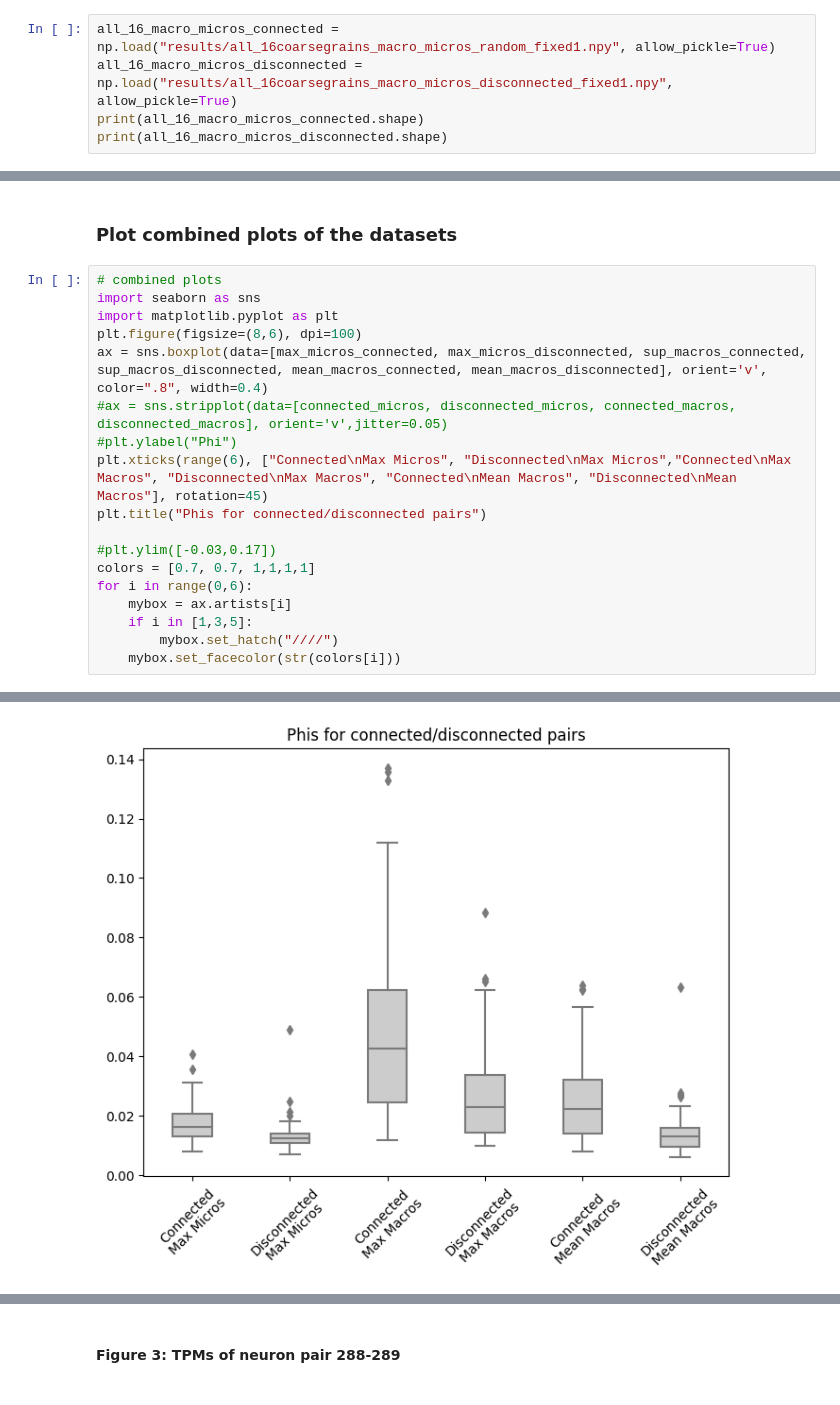
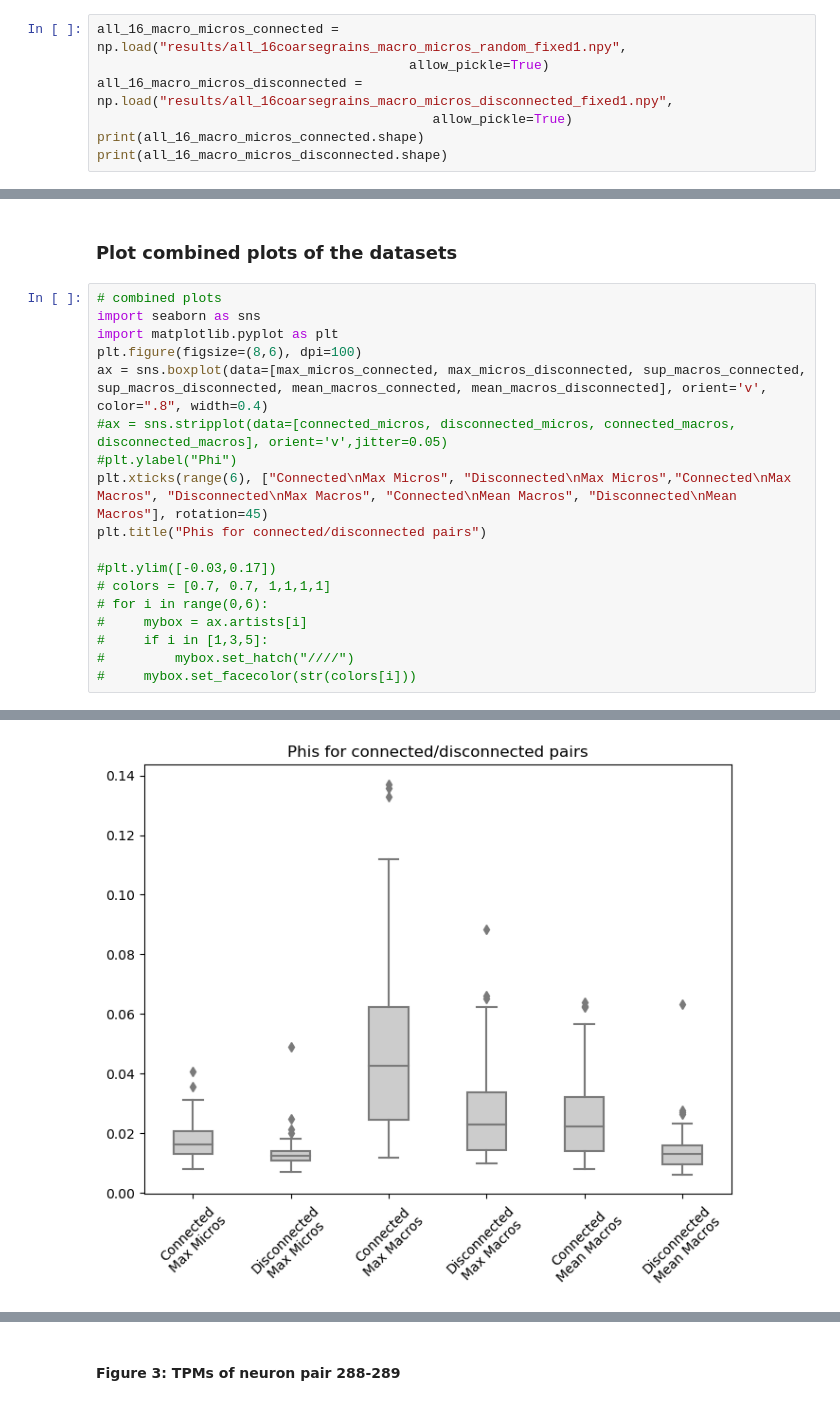
Before and after one commit to isacdaavid/temporal_emergence, a Jupyter notebook: results_walkthrough.ipynb, the cells around one changed output, grey strips where cells are left out. Drawn from its saved outputs; the diff is of its cells as text.

```diff
--- a/results_walkthrough.ipynb
+++ b/results_walkthrough.ipynb
@@ -76,8 +87,10 @@ with open("bidirectionally.txt", 'w') as f:
 # %% [markdown]
 ### Load the results
 # %%
-all_16_macro_micros_connected = np.load("results/all_16coarsegrains_macro_micros_random_fixed1.npy", allow_pickle=True)
-all_16_macro_micros_disconnected = np.load("results/all_16coarsegrains_macro_micros_disconnected_fixed1.npy", allow_pickle=True)
+all_16_macro_micros_connected = np.load("results/all_16coarsegrains_macro_micros_random_fixed1.npy",
+                                        allow_pickle=True)
+all_16_macro_micros_disconnected = np.load("results/all_16coarsegrains_macro_micros_disconnected_fixed1.npy",
+                                           allow_pickle=True)
 print(all_16_macro_micros_connected.shape)
 print(all_16_macro_micros_disconnected.shape)
 # %% [output]
@@ -211,10 +224,10 @@ plt.xticks(range(6), ["Connected\nMax Micros", "Disconnected\nMax Micros","Conne
 plt.title("Phis for connected/disconnected pairs")
 
 #plt.ylim([-0.03,0.17])
-colors = [0.7, 0.7, 1,1,1,1]
-for i in range(0,6):
-    mybox = ax.artists[i]
-    if i in [1,3,5]:
-        mybox.set_hatch("////")
-    mybox.set_facecolor(str(colors[i]))
+# colors = [0.7, 0.7, 1,1,1,1]
+# for i in range(0,6):
+#     mybox = ax.artists[i]
+#     if i in [1,3,5]:
+#         mybox.set_hatch("////")
+#     mybox.set_facecolor(str(colors[i]))
 # %% [output]
@@ -222,3 +235,3 @@ IndexError: list index out of range
-[figure, old version]
+[figure, new version]
 # %% [markdown]
 ## Analysis of individual neuron pair 288, 289
```
Also changed, not shown: parts of 22 cells of this notebook, 3 other files.
